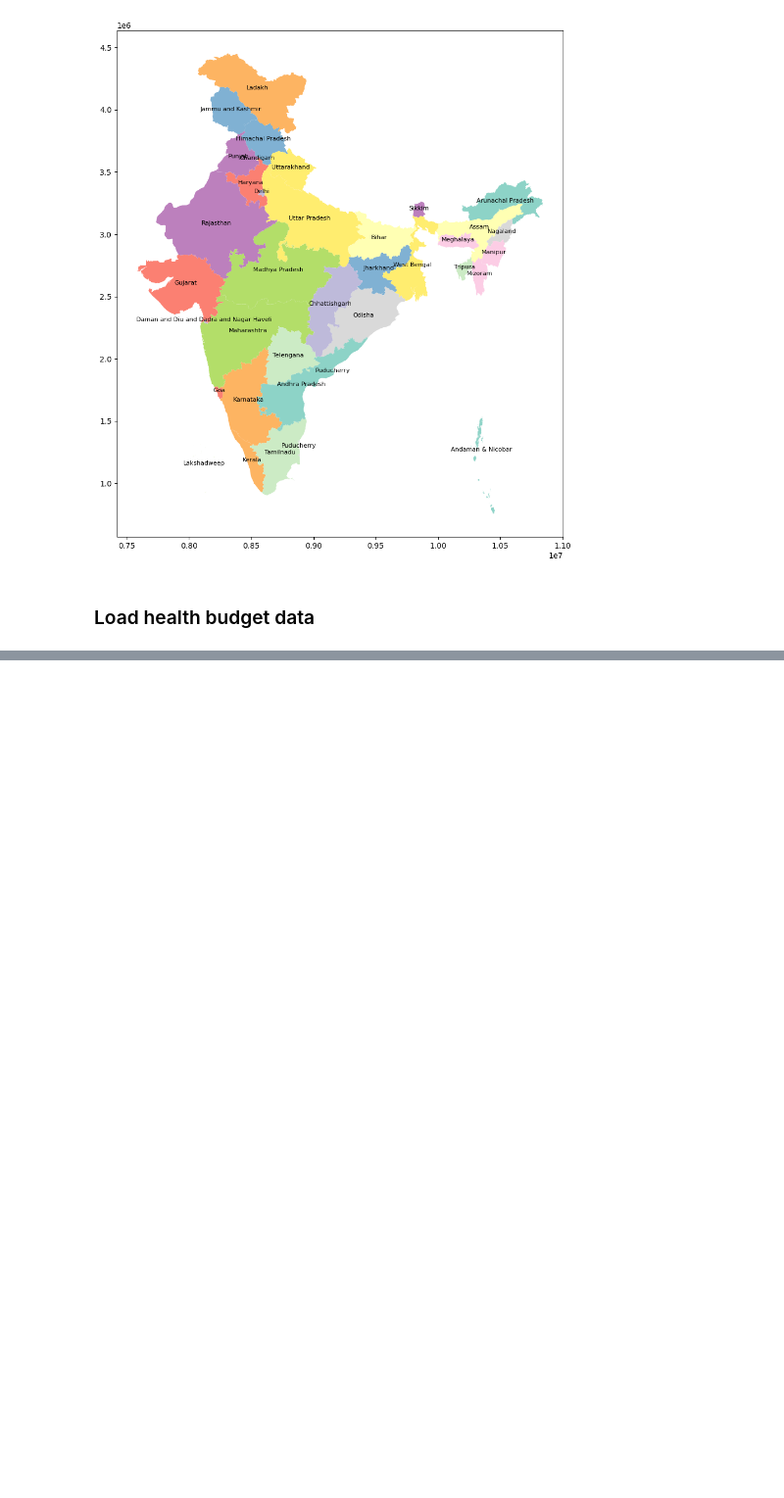
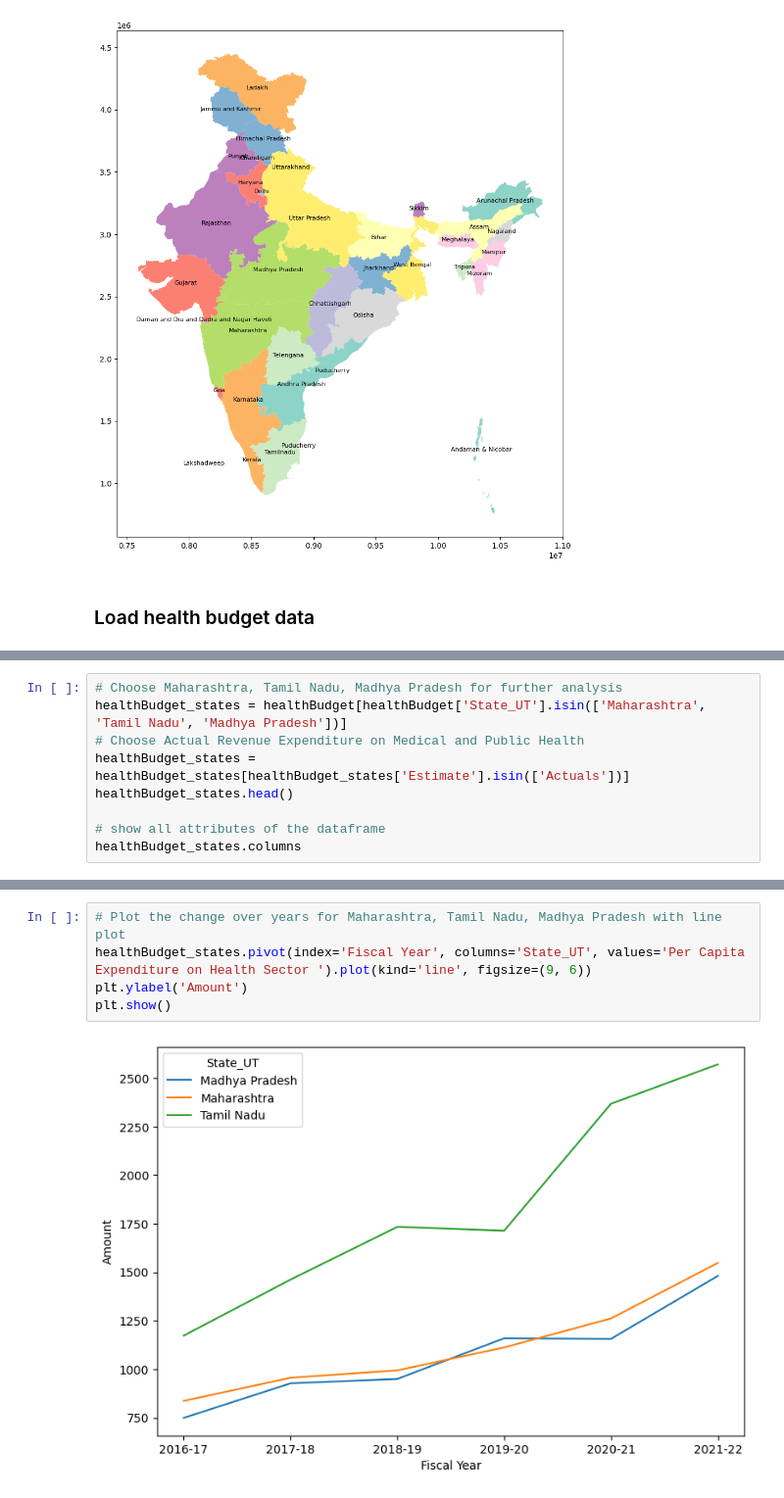
Before and after one commit to vidushi711/SDS_Final, a Jupyter notebook: final.ipynb, the cells around one changed output, grey strips where cells are left out. Shown: that part at 98% size. Saved outputs shown, nothing was run; the diff lists cells and outputs as text; blank space fills up the shorter version.

Commit message:
Add output files for health sector data visualization

```diff
--- a/final.ipynb
+++ b/final.ipynb
@@ -64,0 +70,9 @@ array(['2016-17', '2017-18', '2018-19', '2019-20', '2020-21', '2021-22',
+# %%
+# Choose Maharashtra, Tamil Nadu, Madhya Pradesh for further analysis
+healthBudget_states = healthBudget[healthBudget['State_UT'].isin(['Maharashtra', 'Tamil Nadu', 'Madhya Pradesh'])]
+# Choose Actual Revenue Expenditure on Medical and Public Health
+healthBudget_states = healthBudget_states[healthBudget_states['Estimate'].isin(['Actuals'])]
+healthBudget_states.head()
+
+# show all attributes of the dataframe
+healthBudget_states.columns
@@ -64,0 +87,7 @@ array(['2016-17', '2017-18', '2018-19', '2019-20', '2020-21', '2021-22',
+# %%
+# Plot the change over years for Maharashtra, Tamil Nadu, Madhya Pradesh with line plot
+healthBudget_states.pivot(index='Fiscal Year', columns='State_UT', values='Per Capita Expenditure on Health Sector ').plot(kind='line', figsize=(9, 6))
+plt.ylabel('Amount')
+plt.show()
+# %% [output]
+[figure, added]
```
Also changed, not shown: parts of 3 cells of this notebook, 7 other files.
